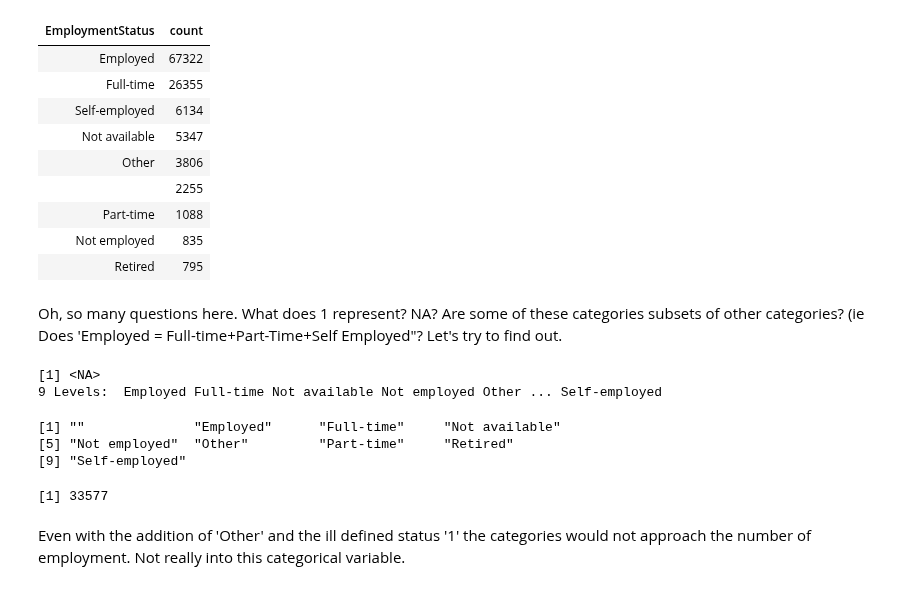
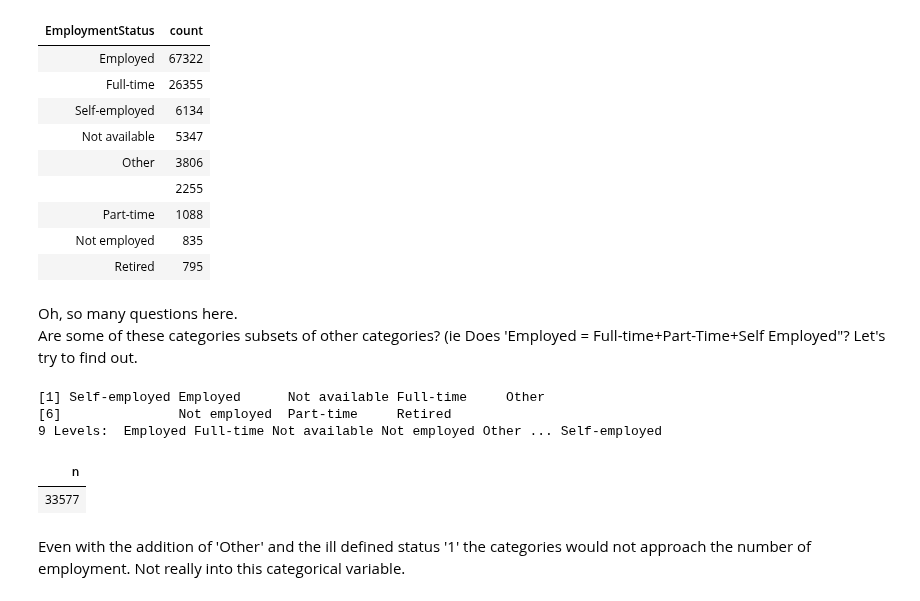
Before and after one commit to timdef/ProsperLoanEDA, a Jupyter notebook: UnivariateExploration.ipynb, the cells around one changed output. Cells and saved outputs as stored; diff of their text form; code cells hidden in the pictures.

Commit message:
Update EmploymentStatus section.

```diff
--- a/UnivariateExploration.ipynb
+++ b/UnivariateExploration.ipynb
@@ -468,23 +487,26 @@ arrange(desc(count))
 | Not employed | 835 |
 | Retired | 795 |
 # %% [markdown]
-Oh, so many questions here. What does 1 represent? NA? Are some of these categories subsets of other categories? (ie Does 'Employed = Full-time+Part-Time+Self Employed"? Let's try to find out.
+Oh, so many questions here.
+Are some of these categories subsets of other categories? (ie Does 'Employed = Full-time+Part-Time+Self Employed"? Let's try to find out.
-# %%
-datadf$EmploymentStatus['Self Employed']
-# %% [output]
-[1] <NA>
-9 Levels:  Employed Full-time Not available Not employed Other ... Self-employed
 # %%
-levels(datadf$EmploymentStatus)
+unique(datadf$EmploymentStatus)
 # %% [output]
-[1] ""              "Employed"      "Full-time"     "Not available"
-[5] "Not employed"  "Other"         "Part-time"     "Retired"
-[9] "Self-employed"
+[1] Self-employed Employed      Not available Full-time     Other
+[6]               Not employed  Part-time     Retired
+9 Levels:  Employed Full-time Not available Not employed Other ... Self-employed
-# %%
-sum(datadf$EmploymentStatus == 'Self-employed') + sum(datadf$EmploymentStatus == 'Full-time') +
-sum(datadf$EmploymentStatus == 'Part-time')
-# %% [output]
-[1] 33577
+# %%
+datadf %>%
+filter(EmploymentStatus %in% c('Self-employed','Full-time','Part-time')) %>%
+count()
+
+datadf %>%
+filter(EmploymentStatus == 'Employed') %>%
+count()
+#here
+# %% [output]
+| n |
+| 33577 |
 # %% [markdown]
 Even with the addition of 'Other' and the ill defined status '1' the categories would not approach the number of employment. Not really into this categorical variable.
 # %%
```
Also changed, not shown: parts of 4 cells of this notebook.
